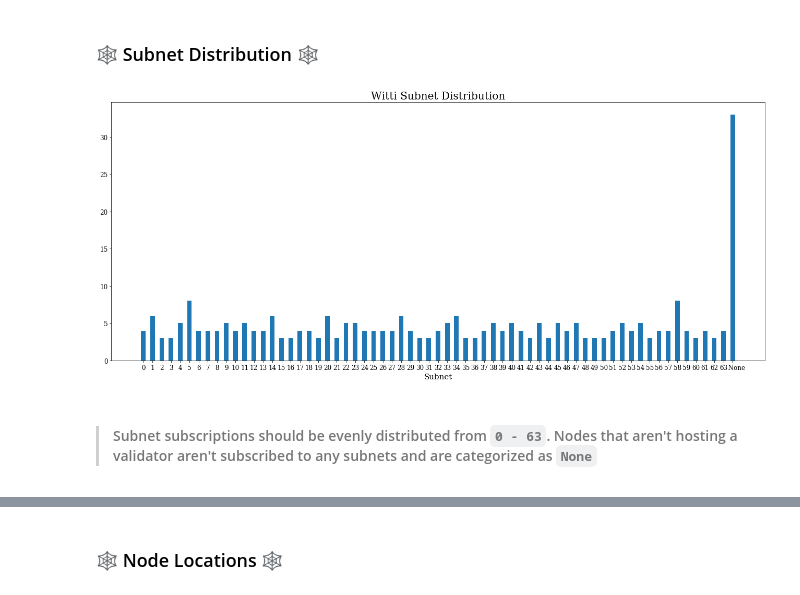
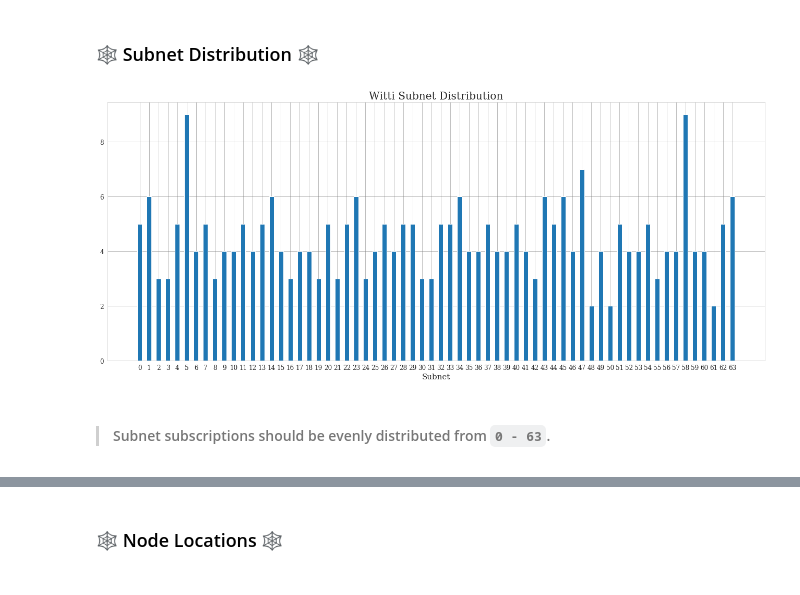
Before and after one commit to jrhea/prkl, a Jupyter notebook: analysis/testnet-analysis.ipynb, the cells around one changed output, grey strips where cells are left out. Cells and saved outputs as stored; diff of their text form; code cells hidden in the pictures.

```diff
--- a/analysis/testnet-analysis.ipynb
+++ b/analysis/testnet-analysis.ipynb
@@ -237,27 +245,28 @@ plt.show()
 # %%
 import numpy as np
 import matplotlib.pyplot as plt
 
 subnets = df["subnet_ids"].to_list()
 subnets = [subnet.replace('[','').replace(']','').replace(' ','') for subnet in subnets]
 subnets = [subnet if len(subnet) > 0 else '    None' for subnet in subnets]
 subnets = ','.join(subnets)
 subnets = subnets.split(',')
-labels = [str(label) for label in list(range(0,64))] + ['    None']
+labels = [str(label) for label in list(range(0,64))]# + ['    None']
 values = [subnets.count(label) for label in labels]
 
 indexes = np.arange(len(labels))
 width = .5
 plt.figure(figsize=(18,8))
 plt.title(NETWORK.title()+' Subnet Distribution',fontsize=20)
 plt.bar(indexes, values, width)
 plt.yticks(fontsize=12)
 plt.xticks(indexes, labels,fontsize=12)
 plt.xlabel("Subnet",fontsize=15)
 plt.rc('font', family='serif')
+plt.grid(linestyle='-', linewidth='0.5', color='grey')
 plt.tight_layout()
 plt.show()
 # %% [output]
-[figure, old version]
+[figure, new version]
 # %% [markdown]
-> #### Subnet subscriptions should be evenly distributed from `0 - 63`.  Nodes that aren't hosting a validator aren't subscribed to any subnets and are categorized as `None`
+> #### Subnet subscriptions should be evenly distributed from `0 - 63`.
```
Also changed, not shown: parts of 8 cells of this notebook, 3 other files.
